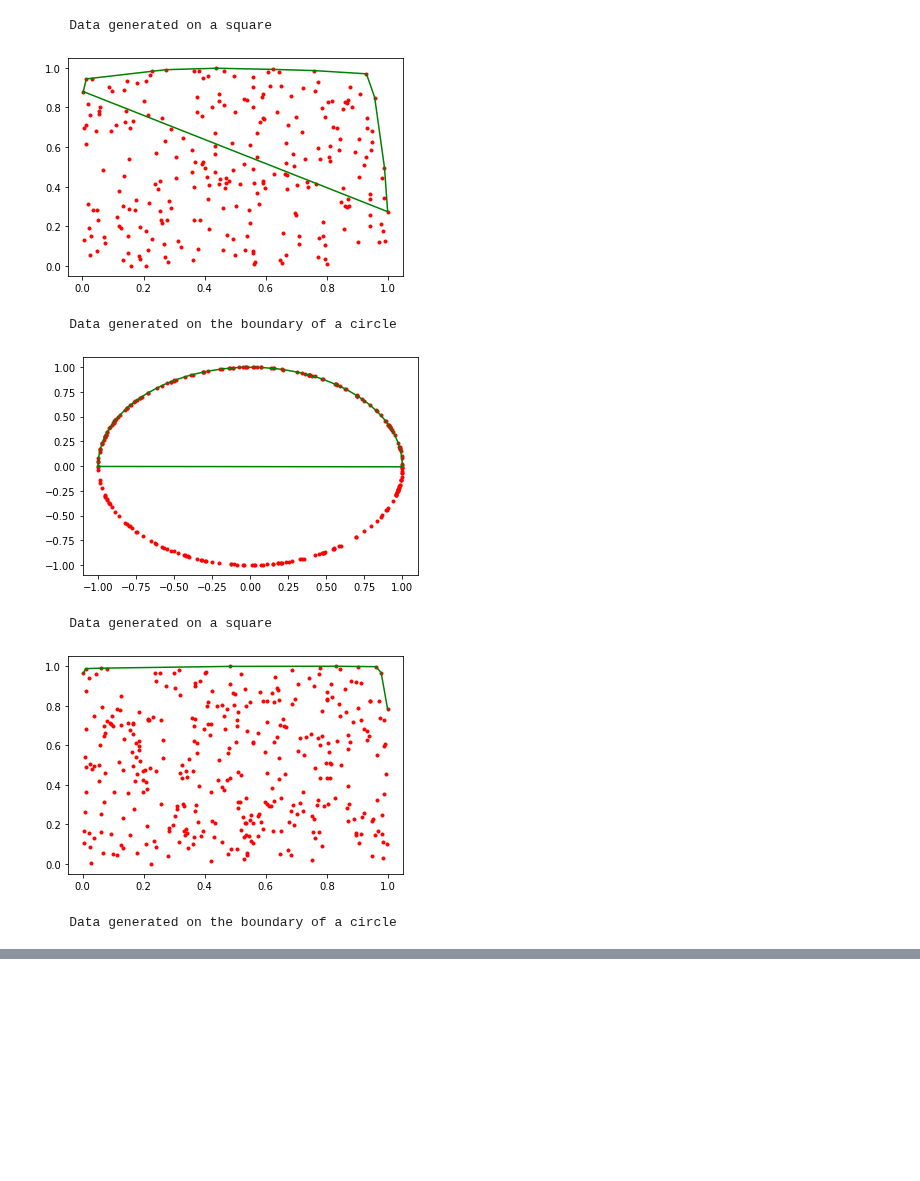
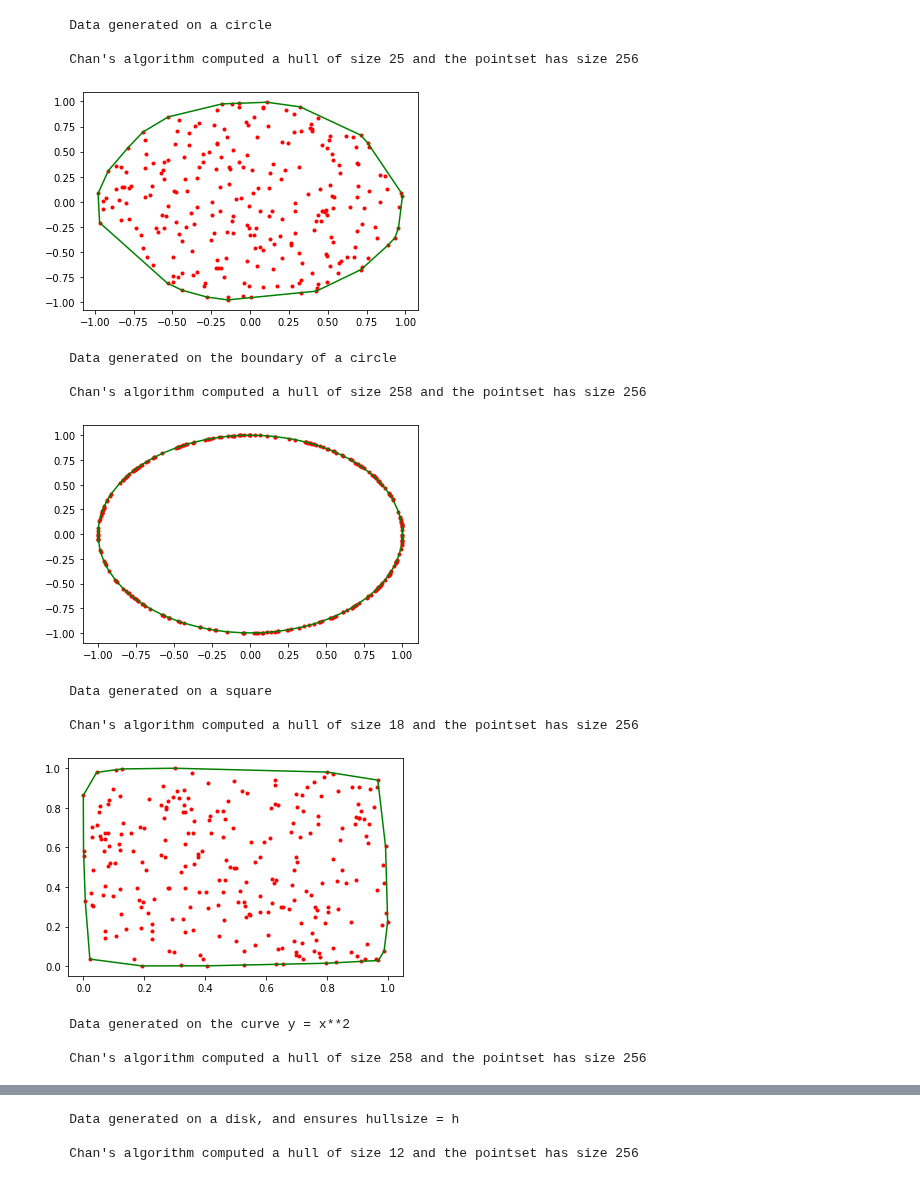
Before and after one commit to Nimakii/etkortnavn, a Jupyter notebook: handin2/H2.ipynb, the cells around one changed output, grey strips where cells are left out. Cells and saved outputs as stored; diff of their text form; code cells hidden in the pictures; blank space fills up the shorter version.

```diff
--- a/handin2/H2.ipynb
+++ b/handin2/H2.ipynb
@@ -202,12 +235,10 @@ test_convex_hull(GIFT_CH,250)
 # %%
 def INC_CH_upper(pointss):
     """
-    Graham's Scan
+    Graham's Scan, upper hull only
     """
     points = pointss
     quickSort(points, 0, len(points)-1)
-    # print(points)
-    # points = sorted(pointss)
     upper = points[0:2]
     for p in points[2:]:
         while len(upper)>=2 and left_turn(upper[-2], upper[-1], p):
@@ -222,12 +253,10 @@ def INC_CH_upper(pointss):
     return upper
 def INC_CH_lower(pointss):
     """
-    Graham's Scan
+    Graham's Scan, lower hull only
     """
     points = pointss
     quickSort(points, 0, len(points)-1)
-    # print(points)
-    # points = sorted(pointss)
     upper = points[0:2]
     for p in points[2:]:
         while len(upper)>=2 and left_turn(upper[-2], upper[-1], p):
@@ -276,7 +305,7 @@ def compute_tangent_binary(pts, p):
             low = mid + 1
         else:
             high = mid - 1
-    print("Ran the funky")
+    #print("Ran the funky")
 
 def compute_tangent(pts, p):
     if len(pts) == 1:
@@ -353,12 +382,13 @@ def LHwithSize(pts,h):
     upper_hulls = [INC_CH_lower(partition) for partition in partitions] #recursively?
     hull_points = [pt for hull in upper_hulls for pt in hull]
     reversed_hulls = [hull[::-1] for hull in upper_hulls]
-
+    # print(reversed_hulls)
     # Initialize the upper hull U = {}
     # Initialize p ← point with smallest x-coordinate
     final_hull = []
     p = max(points)
     minx = min(points)[0]
+    # print("maxx:", maxx)
     # Initialize l ← upwards ray from p
     q = compute_tangent(hull_points,p) ## what is this used for
     ## ray is now p -> q, but not used for anything
@@ -366,51 +396,73 @@ def LHwithSize(pts,h):
         final_hull.append(p)
         if p[0] == minx:
             break
+        # print("p: ", p)
+        # print("hulls: ", reversed_hulls)
+
         #compute the upper tangent t_i from p to U_i (if it exists)
+        # tangent_points_bin = [compute_tangent_binary(hull,p) for hull in reversed_hulls if len(hull) > 0 ]
+        # print("binary: ", tangent_points)
         tangent_points = [compute_tangent_binary(hull,p) for hull in reversed_hulls if len(hull) > 0 ]
+        # print("point",p)
+        # print("linear: ", tangent_points)
+        # if(tangent_points_bin!=tangent_points):
+        #     print("linear: ", tangent_points)
+        #     print("bin: ", tangent_points_bin)
+        #     print("FUCKUP!!!!!!!!!!!!!!!!!!!!!!!!!!!!!!")
+            # with open("failing_case.txt", 'w') as f:
+            #     f.writelines([f"{str(pt[0])} {str(pt[1])}\n" for pt in pts])
         #t ← tangent that makes the smallest angle with l
         #p ← the other tangent point on t . This is like the “change of pivot” in gift wrapping
         #l ← t . This is like “rotating the ray” in gift wrapping
-        p = compute_tangent_binary(tangent_points,p)
-        #Remove any vertex of every Ui that is to the right of p . This could make some Ui empty
+        p = compute_tangent(tangent_points,p)
+        #Remove any vertex of every Ui that is to the left of p . This could make some Ui empty
         for hull in reversed_hulls:
             for i in range(len(hull)-1, 0,-1):
-                if(p==None):
-                    print("About to fail")
+                # if(hull[i][0]<=(p[0]+0.001)):
                 if(hull[i][0]>=p[0]):
                     hull.pop()
                 else:
                     break
-        # reversed_hulls = [ [point for point in hull if point[0]<p[0]] for hull in reversed_hulls ]
+        # reversed_hulls = [ [point for point in hull if point[0]>p[0]] for hull in reversed_hulls ]
     return p[0] == minx, final_hull
 
 def CH_CH(pts):
+    """
+    Chan's algorithm
+    """
     if isinstance(pts,int):
         return [pts]
     if len(pts) <= 1:
         return pts
     n = len(pts)
     # n = math.ceil(math.log2(math.log2(n)))
     #for i in range(math.ceil(math.log(math.log(n)))):
     for i in range(2,n): #unreachable to go above log(log(n)) and above gives errors
         success, upper_hull = UHwithSize(pts,2**(2**i))
         if success:
             break
     # print("done upper")
-    # for i in range(4,n):
-    #     # print("loop")
-    #     success, lower_hull = LHwithSize(pts,2**(2**i))
-    #     if success:
-    #         break
-    return upper_hull +[upper_hull[0]] #lower_hull +
+    for i in range(2,n):
+        success, lower_hull = LHwithSize(pts,2**(2**i))
+        if success:
+            break
+    return upper_hull + lower_hull
 
 test_convex_hull(CH_CH,2**8)
-test_convex_hull(INC_CH_upper, (2**8)+100)
+#test_convex_hull(INC_CH_upper, (2**8)+100)
 # %% [output]
-    Data generated on a square
+    Data generated on a circle
+
+    Chan's algorithm computed a hull of size 25 and the pointset has size 256
-[figure, old version]
+[figure, new version]
     Data generated on the boundary of a circle
+
+    Chan's algorithm computed a hull of size 258 and the pointset has size 256
-[figure, old version]
+[figure, new version]
     Data generated on a square
+
+    Chan's algorithm computed a hull of size 18 and the pointset has size 256
-[figure, old version]
+[figure, new version]
-    Data generated on the boundary of a circle
+    Data generated on the curve y = x**2
+
+    Chan's algorithm computed a hull of size 258 and the pointset has size 256
@@ -417,0 +470,3 @@ test_convex_hull(INC_CH_upper, (2**8)+100)
+    Data generated on a disk, and ensures hullsize = h
+
+    Chan's algorithm computed a hull of size 12 and the pointset has size 256
```
Also changed, not shown: parts of 11 cells of this notebook.
